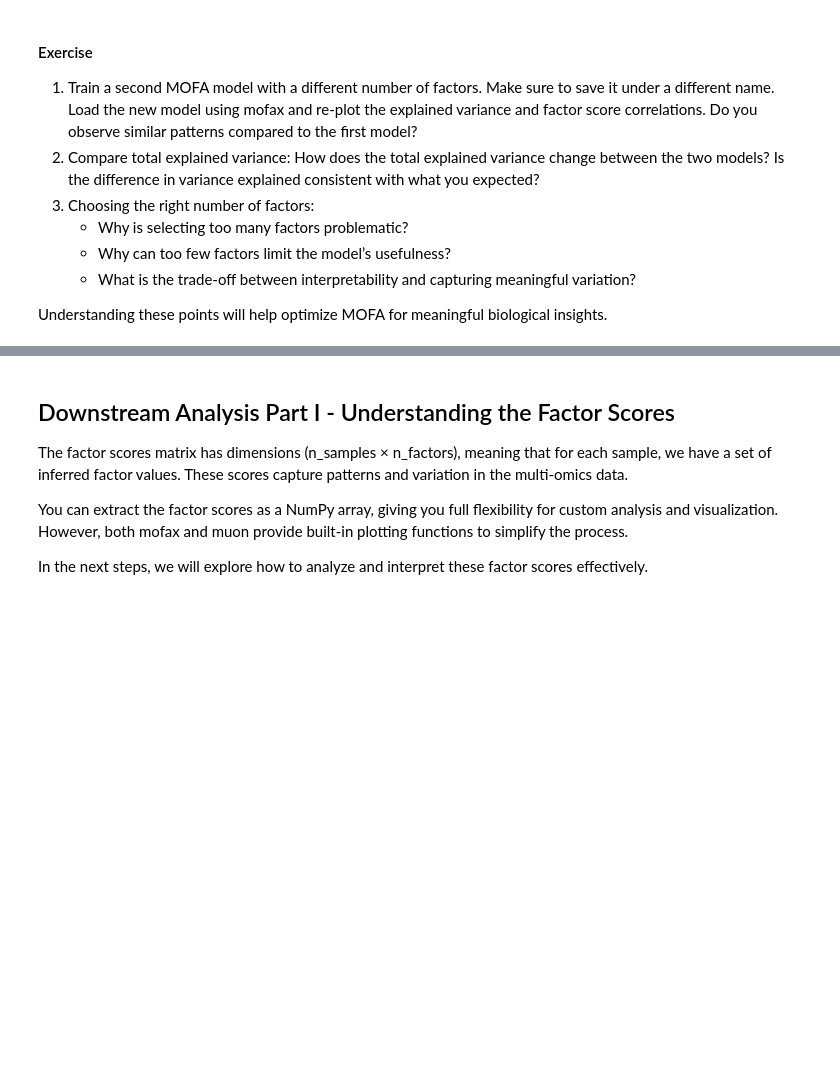
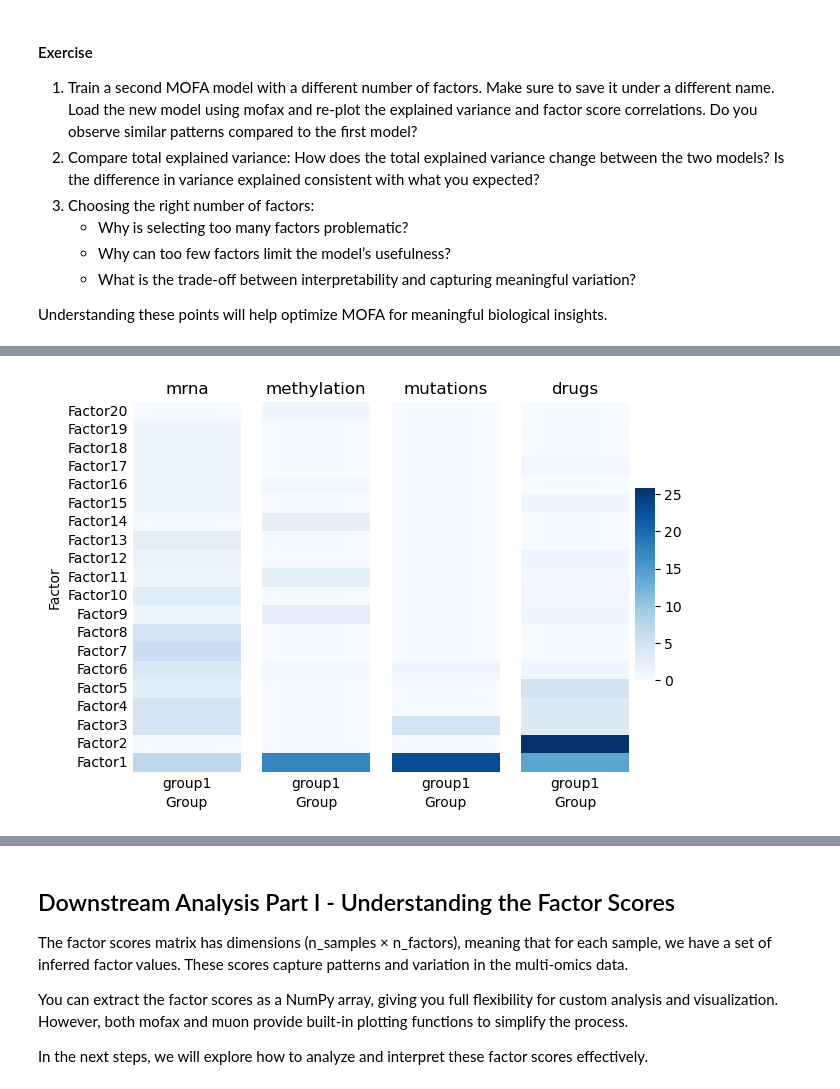
Before and after one commit to penelopenelope/ebi_mofa_workshop_precision_medicine, a Jupyter notebook: project.ipynb, the cells around one changed output, grey strips where cells are left out. Cells and saved outputs as stored; diff of their text form; code cells hidden in the pictures; blank space fills up the shorter version.

```diff
--- a/project.ipynb
+++ b/project.ipynb
@@ -444,0 +658,5 @@ Understanding these points will help optimize MOFA for meaningful biological ins
+# %%
+model_v2 = mfx.mofa_model("models/cll_v2.hdf5")
+mfx.plot_r2(model_v2)
+# %% [output]
+[figure, added]
```
Also changed, not shown: parts of 25 cells of this notebook.
